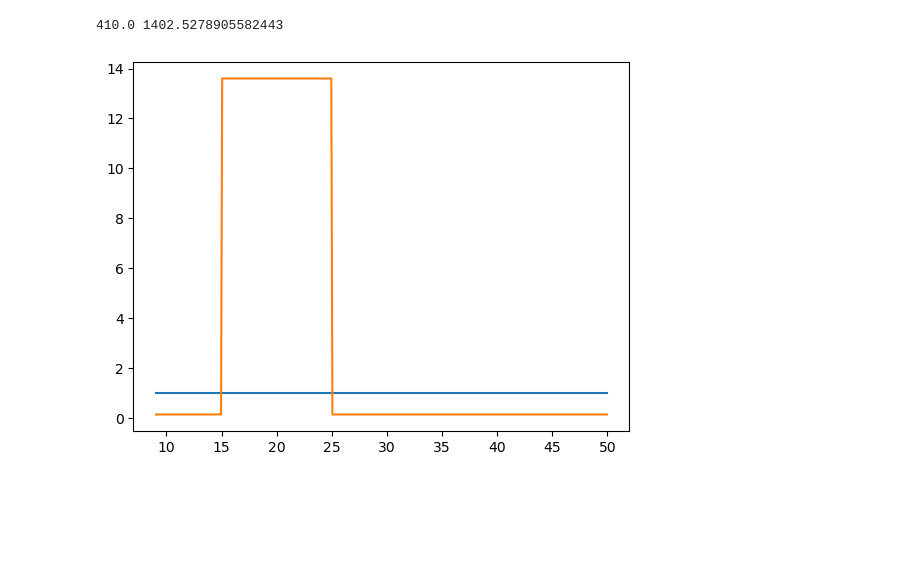
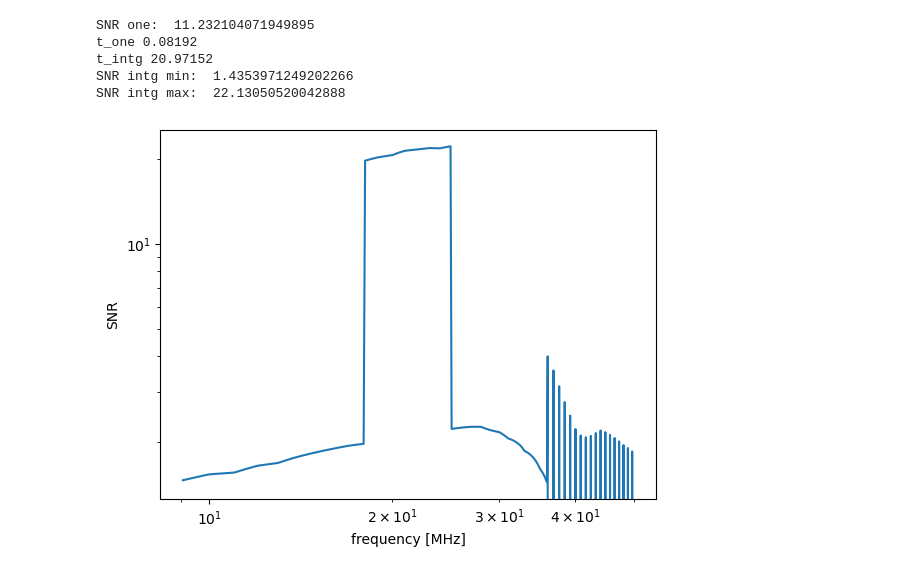
Before and after one commit to lusee-night/notebooks, a Jupyter notebook: calibrator/SNR.ipynb, the cells around one changed output. Drawn from its saved outputs; the diff is of its cells as text; code cells hidden in the pictures; blank space fills up the shorter version.

```diff
--- a/calibrator/SNR.ipynb
+++ b/calibrator/SNR.ipynb
@@ -25,7 +13,0 @@ precompensation_fix/=precompensation_fix.sum()
-# %%
-plt.plot(freq,precompensation*antenna)
-plt.plot(freq,precompensation_fix*antenna)
-print ((precompensation*antenna).sum(),(precompensation_fix*antenna).sum())
-# %% [output]
-410.0 1402.5278905582443
-[figure, removed]
@@ -70,3 +62,12 @@ def SNR(A, noise):
+# %%
+SNRreport(A0fix, noise0)
+# %% [output]
+SNR one:  11.232104071949895
+t_one 0.08192
+t_intg 20.97152
+SNR intg min:  1.4353971249202266
+SNR intg max:  22.13050520042888
+[figure, added]
 # %%
 def var_phi(sig, A, noise, Ngo):
     fdsd = np.array([estimate_phi(generate_data(sig, A,noise),fds=True) for i in range(Ngo)])
```
Also changed, not shown: parts of 18 cells of this notebook, 2 other files.
